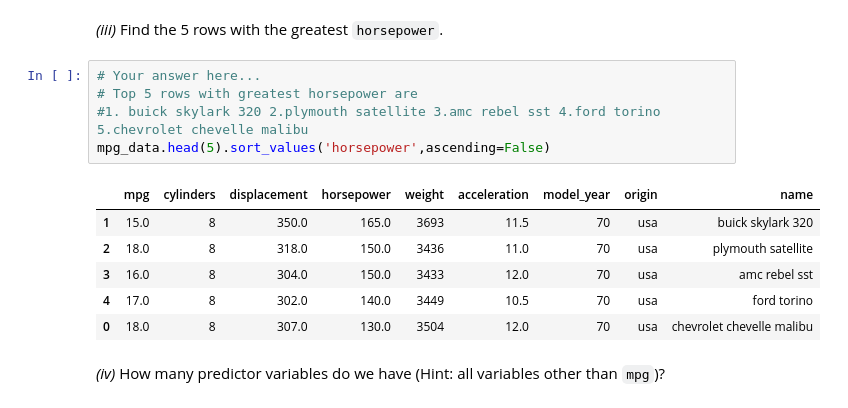
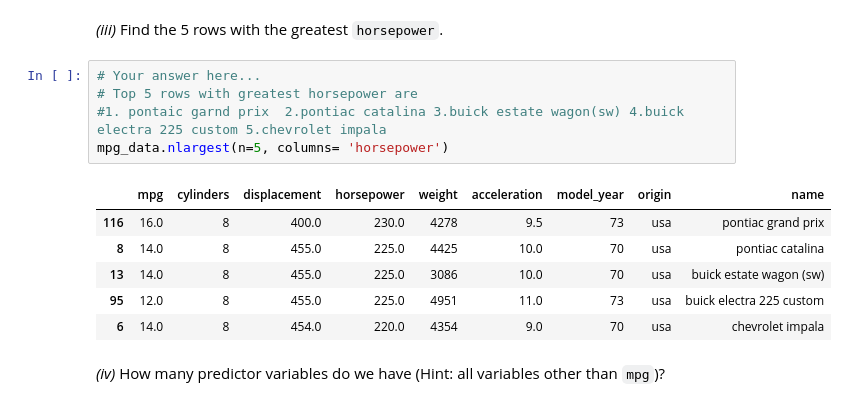
Before and after one commit to Daya709/applying_statistical_concepts, a Jupyter notebook: 02_activities/assignments/assignment_2.ipynb, the cells around one changed output. Cells and saved outputs as stored; diff of their text form.

```diff
--- a/02_activities/assignments/assignment_2.ipynb
+++ b/02_activities/assignments/assignment_2.ipynb
@@ -79,15 +79,15 @@ _(iii)_ Find the 5 rows with the greatest `horsepower`.
 # %%
 # Your answer here...
 # Top 5 rows with greatest horsepower are
-#1. buick skylark 320 2.plymouth satellite 3.amc rebel sst 4.ford torino 5.chevrolet chevelle malibu
-mpg_data.head(5).sort_values('horsepower',ascending=False)
+#1. pontaic garnd prix  2.pontiac catalina 3.buick estate wagon(sw) 4.buick electra 225 custom 5.chevrolet impala
+mpg_data.nlargest(n=5, columns= 'horsepower')
 # %% [output]
 |  | mpg | cylinders | displacement | horsepower | weight | acceleration | model_year | origin | name |
-| 1 | 15.0 | 8 | 350.0 | 165.0 | 3693 | 11.5 | 70 | usa | buick skylark 320 |
-| 2 | 18.0 | 8 | 318.0 | 150.0 | 3436 | 11.0 | 70 | usa | plymouth satellite |
-| 3 | 16.0 | 8 | 304.0 | 150.0 | 3433 | 12.0 | 70 | usa | amc rebel sst |
-| 4 | 17.0 | 8 | 302.0 | 140.0 | 3449 | 10.5 | 70 | usa | ford torino |
-| 0 | 18.0 | 8 | 307.0 | 130.0 | 3504 | 12.0 | 70 | usa | chevrolet chevelle malibu |
+| 116 | 16.0 | 8 | 400.0 | 230.0 | 4278 | 9.5 | 73 | usa | pontiac grand prix |
+| 8 | 14.0 | 8 | 455.0 | 225.0 | 4425 | 10.0 | 70 | usa | pontiac catalina |
+| 13 | 14.0 | 8 | 455.0 | 225.0 | 3086 | 10.0 | 70 | usa | buick estate wagon (sw) |
+| 95 | 12.0 | 8 | 455.0 | 225.0 | 4951 | 11.0 | 73 | usa | buick electra 225 custom |
+| 6 | 14.0 | 8 | 454.0 | 220.0 | 4354 | 9.0 | 70 | usa | chevrolet impala |
 # %% [markdown]
 _(iv)_ How many predictor variables do we have (Hint: all variables other than `mpg`)?
 # %%
```
Also changed, not shown: parts of 3 cells of this notebook.
